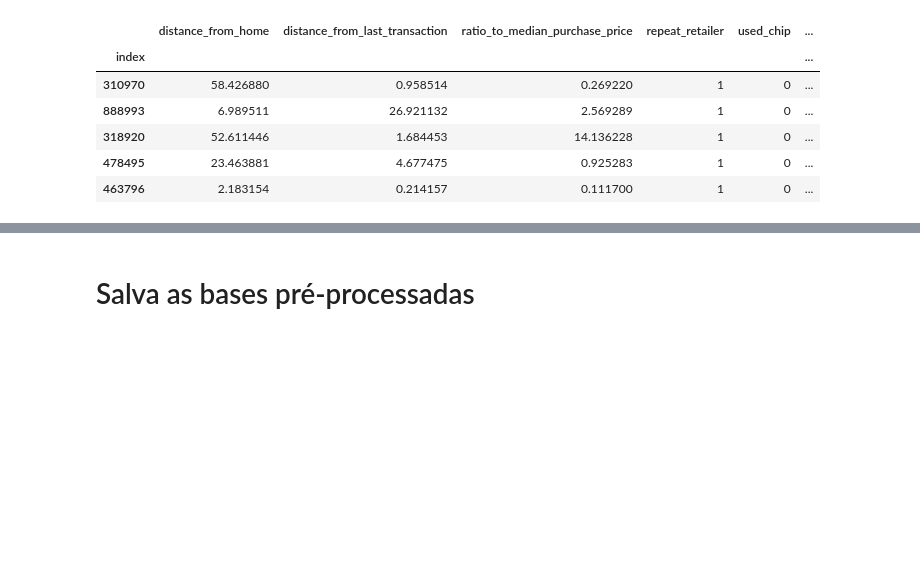
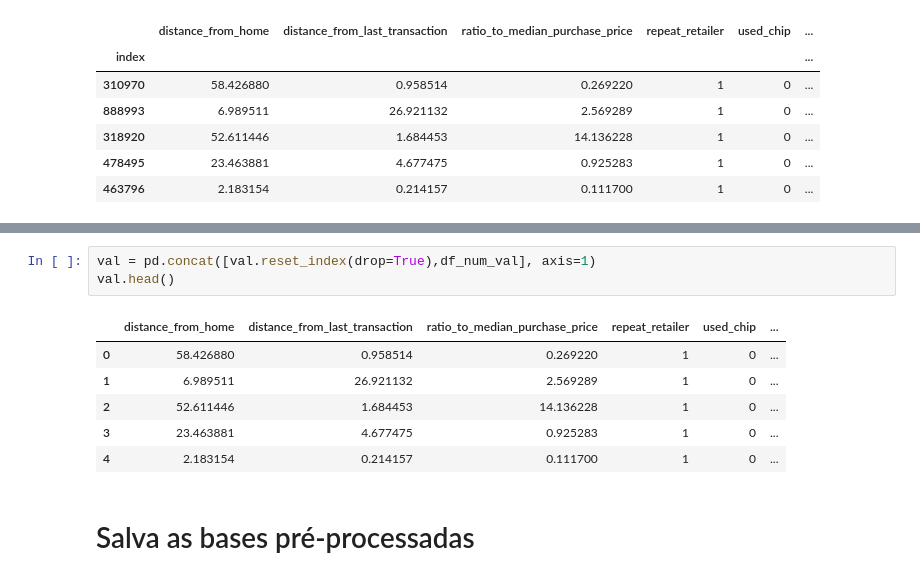
Before and after one commit to HugoCalegari/Estudo_Fraude_CC, a Jupyter notebook: vFraude_CC/3.Pre_processamento/1.Pre_processa_dados.ipynb, the cells around one changed output, grey strips where cells are left out. Cells and saved outputs as stored; diff of their text form; blank space fills up the shorter version.

```diff
--- a/vFraude_CC/3.Pre_processamento/1.Pre_processa_dados.ipynb
+++ b/vFraude_CC/3.Pre_processamento/1.Pre_processa_dados.ipynb
@@ -69,3 +129,13 @@ val.head()
+# %%
+val = pd.concat([val.reset_index(drop=True),df_num_val], axis=1)
+val.head()
+# %% [output]
+|  | distance_from_home | distance_from_last_transaction | ratio_to_median_purchase_price | repeat_retailer | used_chip | ... |
+| 0 | 58.426880 | 0.958514 | 0.269220 | 1 | 0 | ... |
+| 1 | 6.989511 | 26.921132 | 2.569289 | 1 | 0 | ... |
+| 2 | 52.611446 | 1.684453 | 14.136228 | 1 | 0 | ... |
+| 3 | 23.463881 | 4.677475 | 0.925283 | 1 | 0 | ... |
+| 4 | 2.183154 | 0.214157 | 0.111700 | 1 | 0 | ... |
 # %% [markdown]
 # Salva as bases pré-processadas
 # %%
```
Also changed, not shown: parts of 10 cells of this notebook.
